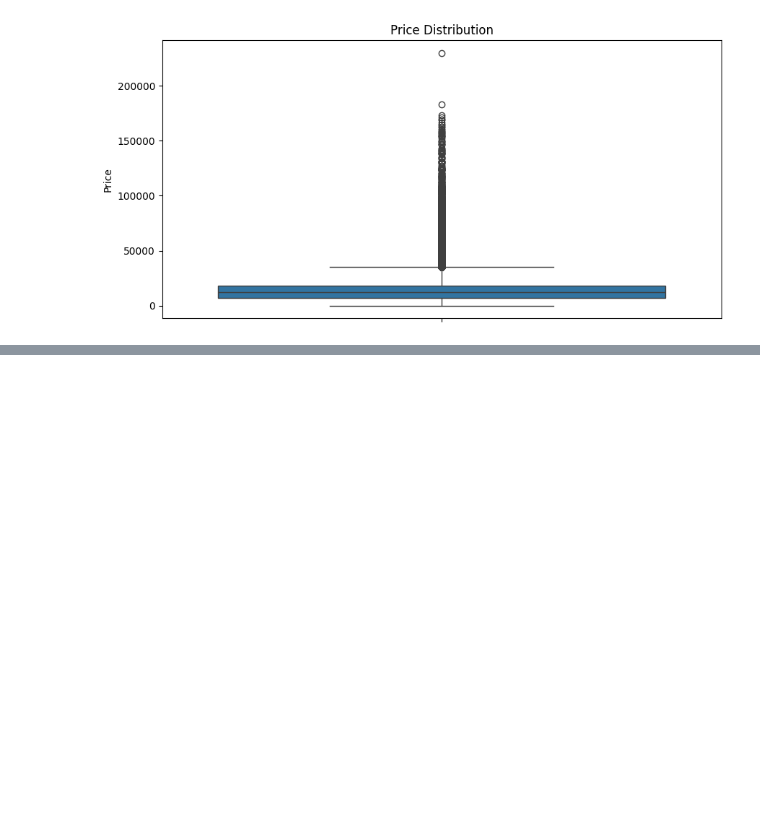
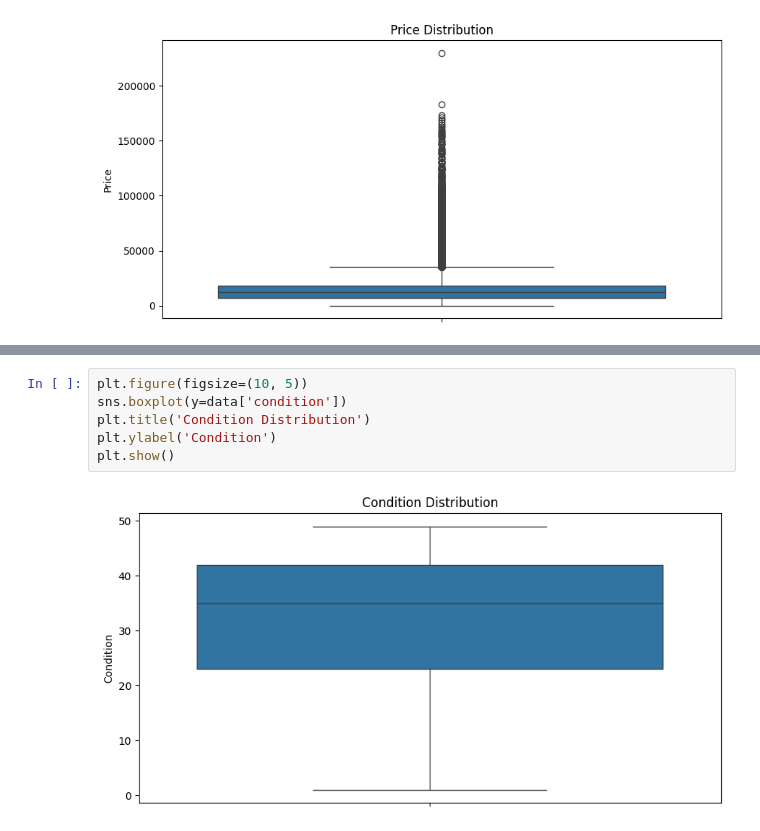
Before and after one commit to borhenDH/Car-sales-analysis-and-prediction-, a Jupyter notebook: Analysis.ipynb, the cells around one changed output, grey strips where cells are left out. Saved outputs shown, nothing was run; the diff lists cells and outputs as text; blank space fills up the shorter version.

```diff
--- a/Analysis.ipynb
+++ b/Analysis.ipynb
@@ -254,0 +244,8 @@ data.head()
+# %%
+plt.figure(figsize=(10, 5))
+sns.boxplot(y=data['condition'])
+plt.title('Condition Distribution')
+plt.ylabel('Condition')
+plt.show()
+# %% [output]
+[figure, added]
```
Also changed, not shown: parts of 7 cells of this notebook.
